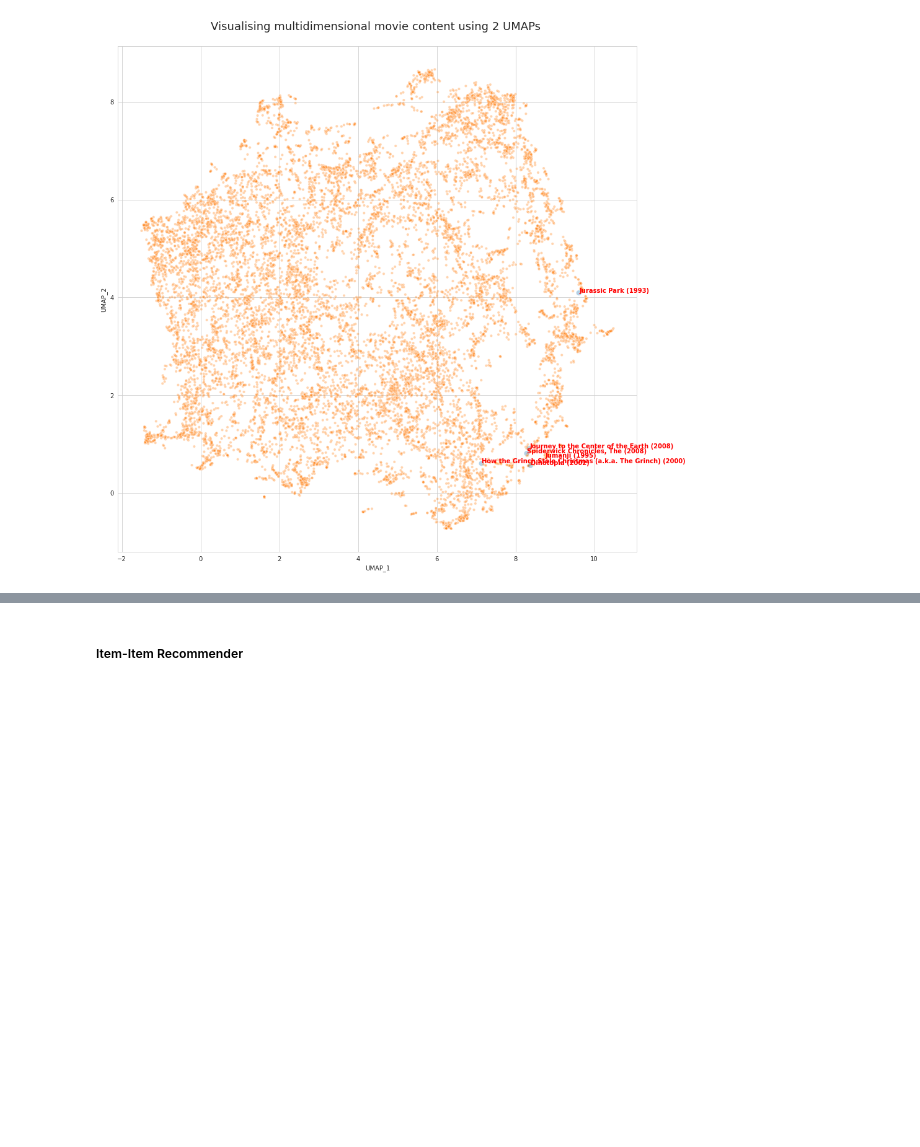
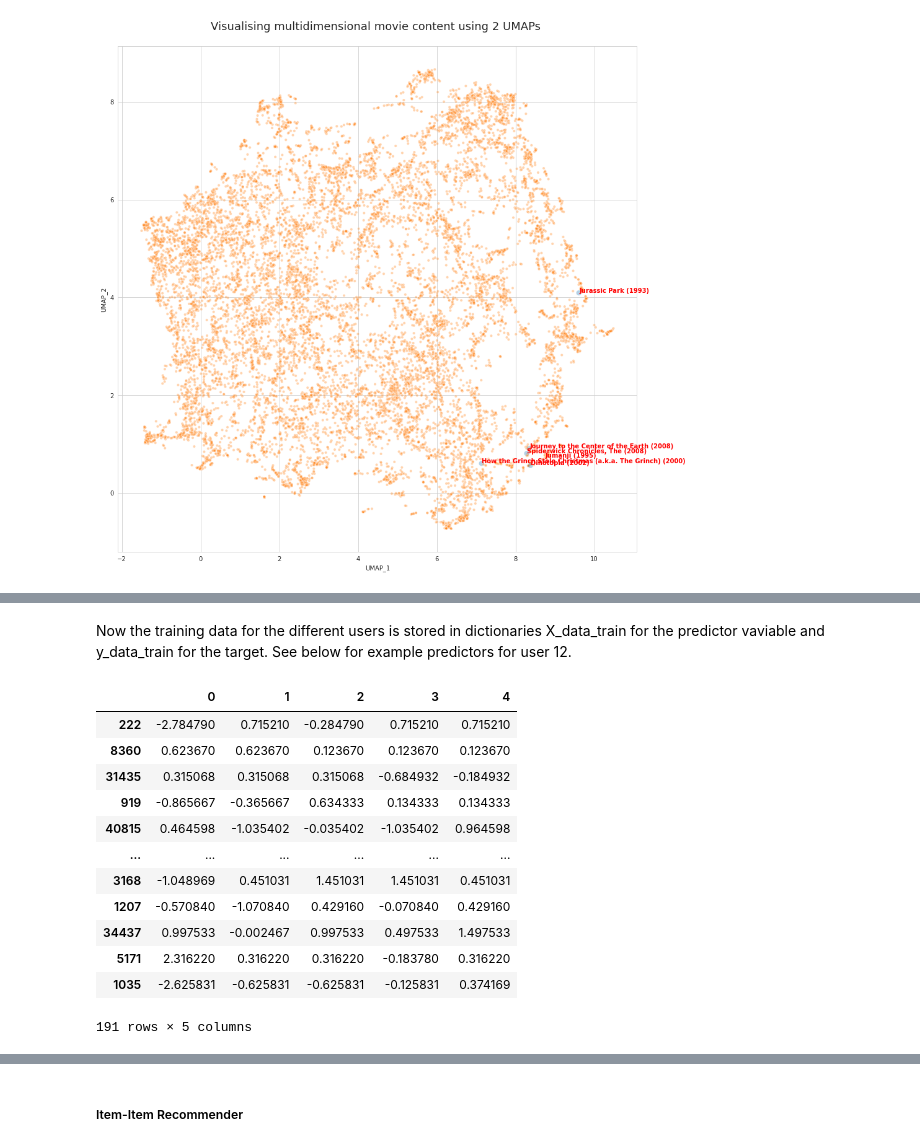
Before and after one commit to titusndondo/unsupervised-predict-streamlit-template, a Jupyter notebook: predict_deliverables/EDA.ipynb, the cells around one changed output, grey strips where cells are left out. Saved outputs shown, nothing was run; the diff lists cells and outputs as text; code cells hidden in the pictures; blank space fills up the shorter version.

```diff
--- a/predict_deliverables/EDA.ipynb
+++ b/predict_deliverables/EDA.ipynb
@@ -1256,0 +1449,19 @@ from surprise import SVD
+# %% [markdown]
+Now the training data for the different users is stored in dictionaries X_data_train for the predictor vaviable and y_data_train for the target. See below for example predictors for user 12.
+# %%
+user_id = 12
+X_data_train[user_id]
+# %% [output]
+|  | 0 | 1 | 2 | 3 | 4 |
+| 222 | -2.784790 | 0.715210 | -0.284790 | 0.715210 | 0.715210 |
+| 8360 | 0.623670 | 0.623670 | 0.123670 | 0.123670 | 0.123670 |
+| 31435 | 0.315068 | 0.315068 | 0.315068 | -0.684932 | -0.184932 |
+| 919 | -0.865667 | -0.365667 | 0.634333 | 0.134333 | 0.134333 |
+| 40815 | 0.464598 | -1.035402 | -0.035402 | -1.035402 | 0.964598 |
+| ... | ... | ... | ... | ... | ... |
+| 3168 | -1.048969 | 0.451031 | 1.451031 | 1.451031 | 0.451031 |
+| 1207 | -0.570840 | -1.070840 | 0.429160 | -0.070840 | 0.429160 |
+| 34437 | 0.997533 | -0.002467 | 0.997533 | 0.497533 | 1.497533 |
+| 5171 | 2.316220 | 0.316220 | 0.316220 | -0.183780 | 0.316220 |
+| 1035 | -2.625831 | -0.625831 | -0.625831 | -0.125831 | 0.374169 |
+191 rows × 5 columns
```
Also changed, not shown: parts of 58 cells of this notebook.
